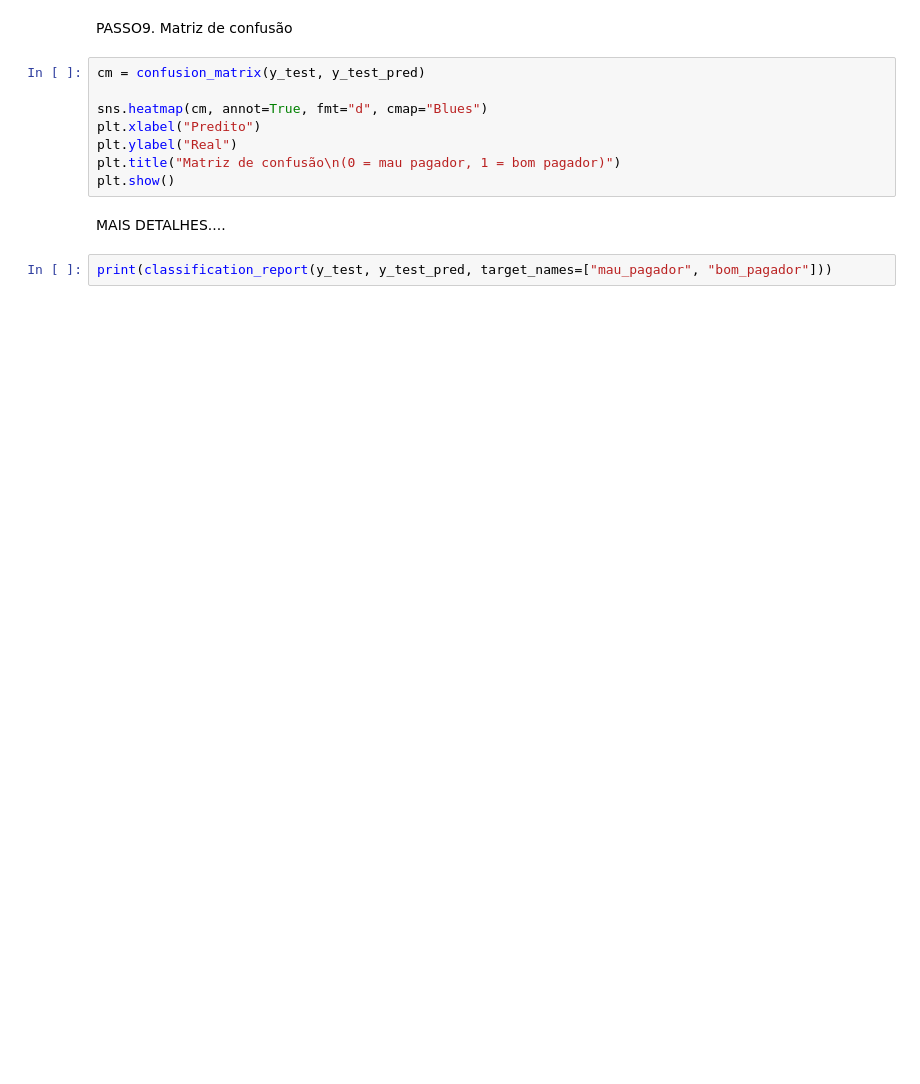
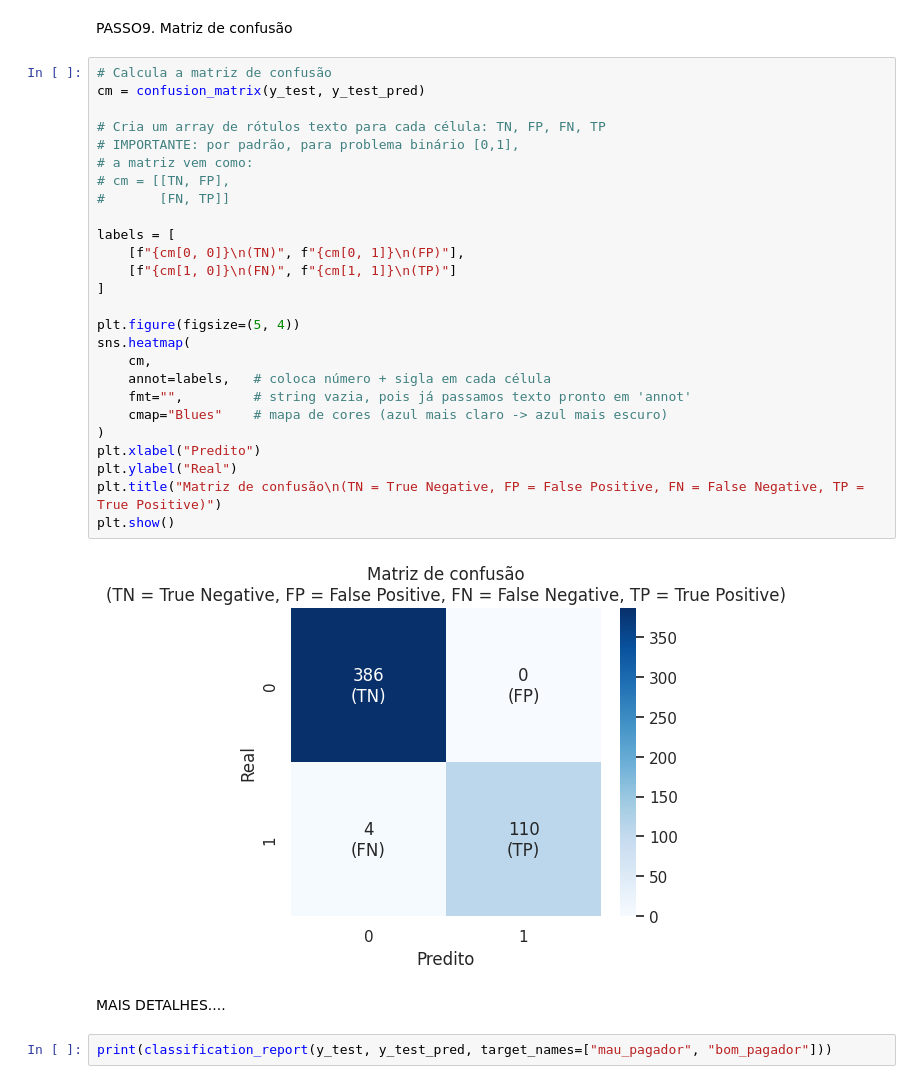
Before and after one commit to samoliverramos/FIAP2026, a Jupyter notebook: Praticas_Machine_Learning/aula03_regressao_logistica_credito.ipynb, the cells around one changed output. Cells and saved outputs as stored; diff of their text form; blank space fills up the shorter version.

```diff
--- a/Praticas_Machine_Learning/aula03_regressao_logistica_credito.ipynb
+++ b/Praticas_Machine_Learning/aula03_regressao_logistica_credito.ipynb
@@ -163,13 +189,33 @@ print(f"Accuracy TESTE : {acc_test:.3f}")
 # %% [markdown]
 PASSO9. Matriz de confusão
-# %%
-cm = confusion_matrix(y_test, y_test_pred)
-
-sns.heatmap(cm, annot=True, fmt="d", cmap="Blues")
-plt.xlabel("Predito")
-plt.ylabel("Real")
-plt.title("Matriz de confusão\n(0 = mau pagador, 1 = bom pagador)")
-plt.show()
+# %%
+# Calcula a matriz de confusão
+cm = confusion_matrix(y_test, y_test_pred)
+
+# Cria um array de rótulos texto para cada célula: TN, FP, FN, TP
+# IMPORTANTE: por padrão, para problema binário [0,1],
+# a matriz vem como:
+# cm = [[TN, FP],
+#       [FN, TP]]
+
+labels = [
+    [f"{cm[0, 0]}\n(TN)", f"{cm[0, 1]}\n(FP)"],
+    [f"{cm[1, 0]}\n(FN)", f"{cm[1, 1]}\n(TP)"]
+]
+
+plt.figure(figsize=(5, 4))
+sns.heatmap(
+    cm,
+    annot=labels,   # coloca número + sigla em cada célula
+    fmt="",         # string vazia, pois já passamos texto pronto em 'annot'
+    cmap="Blues"    # mapa de cores (azul mais claro -> azul mais escuro)
+)
+plt.xlabel("Predito")
+plt.ylabel("Real")
+plt.title("Matriz de confusão\n(TN = True Negative, FP = False Positive, FN = False Negative, TP = True Positive)")
+plt.show()
+# %% [output]
+[figure, added]
 # %% [markdown]
 MAIS DETALHES....
 # %%
```
Also changed, not shown: parts of 10 cells of this notebook.
